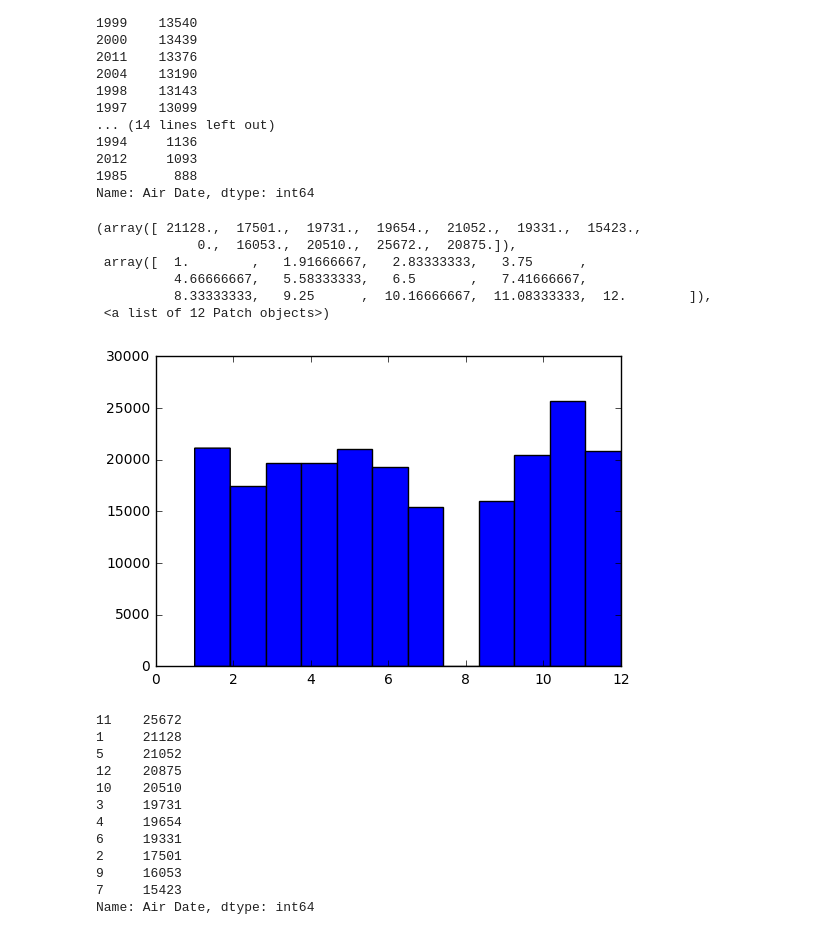
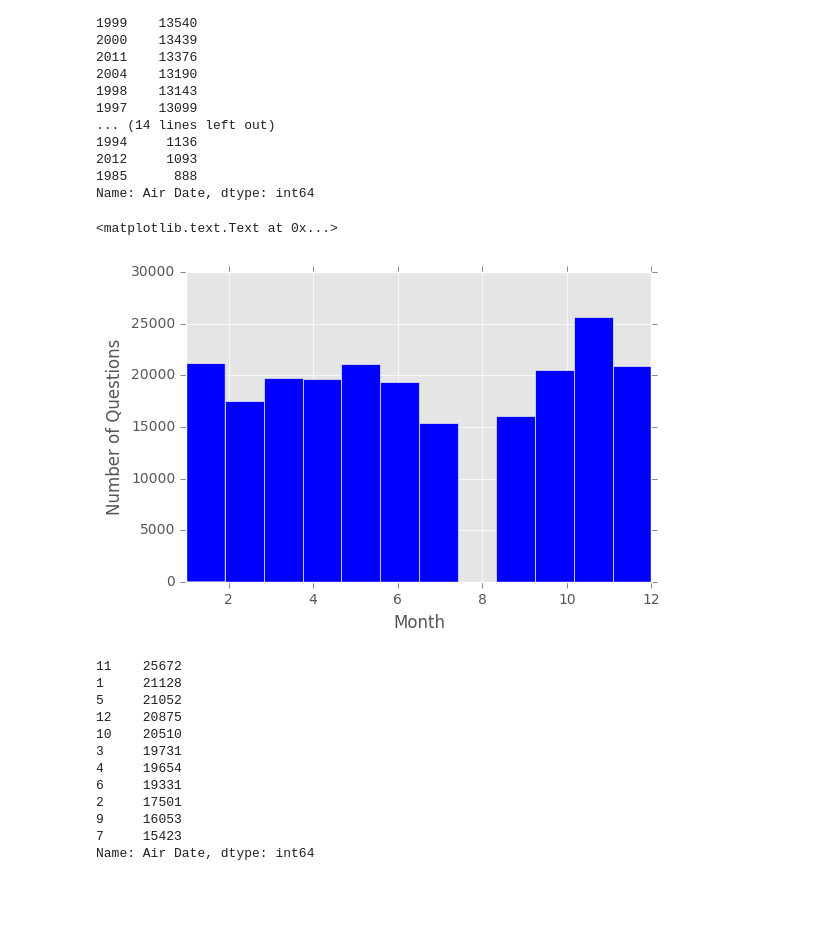
Before and after one commit to nfranchetti/Jeopardy, a Jupyter notebook: part2/data_exploring.ipynb, the cells around one changed output. Drawn from its saved outputs; the diff is of its cells as text; code cells hidden in the pictures; blank space fills up the shorter version.

```diff
--- a/part2/data_exploring.ipynb
+++ b/part2/data_exploring.ipynb
@@ -249,15 +248,14 @@ dates.dt.year.value_counts()
 Name: Air Date, dtype: int64
 # %%
 # New episodes of Jeopardy don't air in August
-plt.hist(dates.dt.month, 12)
+plt.style.use('ggplot')
+plt.hist(dates.dt.month, 12, color='blue')
+plt.xlim([1,12])
+plt.xlabel('Month')
+plt.ylabel('Number of Questions')
 # %% [output]
-(array([ 21128.,  17501.,  19731.,  19654.,  21052.,  19331.,  15423.,
-             0.,  16053.,  20510.,  25672.,  20875.]),
- array([  1.        ,   1.91666667,   2.83333333,   3.75      ,
-          4.66666667,   5.58333333,   6.5       ,   7.41666667,
-          8.33333333,   9.25      ,  10.16666667,  11.08333333,  12.        ]),
- <a list of 12 Patch objects>)
+<matplotlib.text.Text at 0x...>
-[figure, old version]
+[figure, new version]
 # %%
 dates.dt.month.value_counts()
 # %% [output]
```
Also changed, not shown: parts of 3 cells of this notebook.
